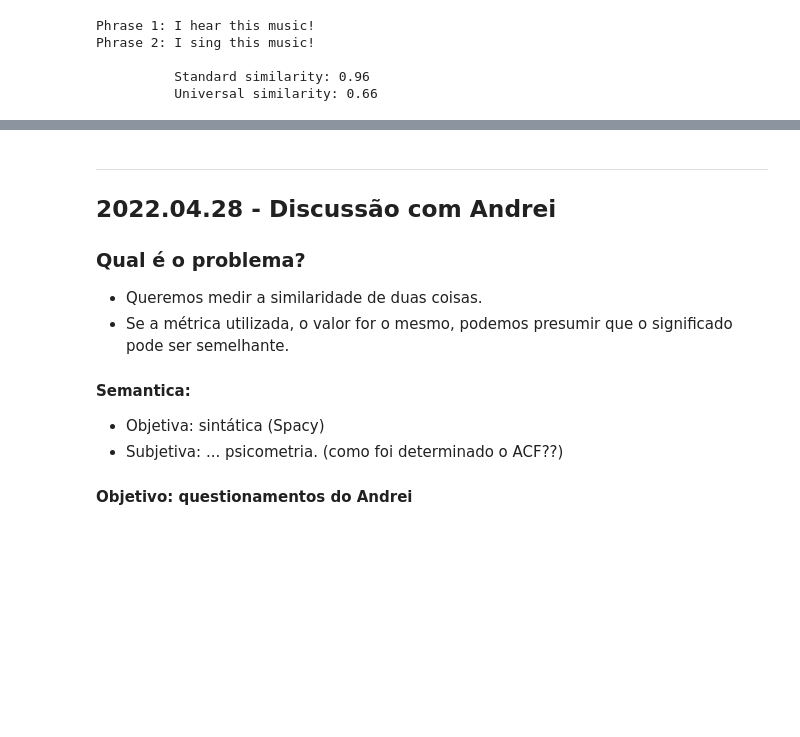
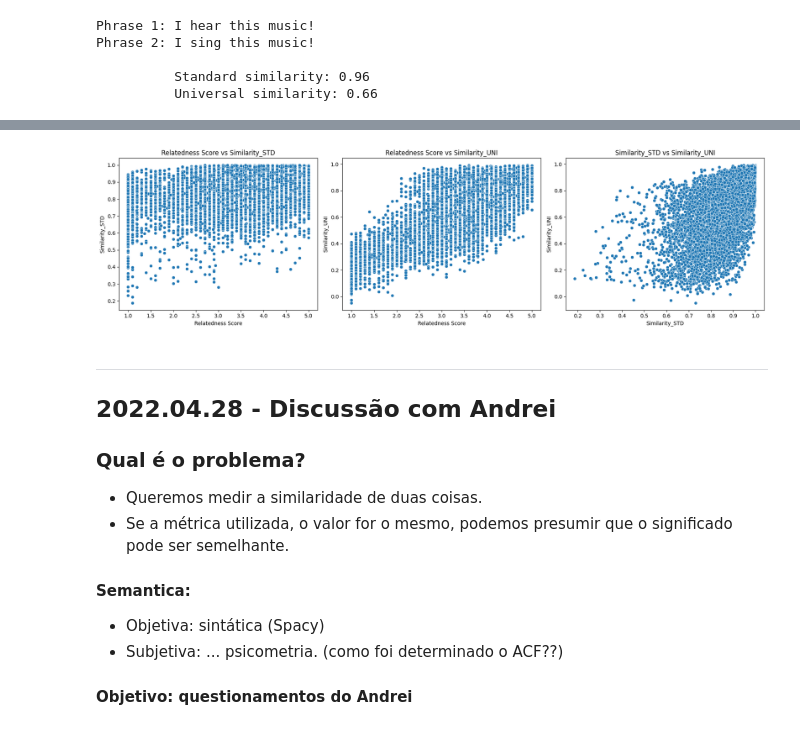
Before and after one commit to tbnsilveira/semantic_classifier, a Jupyter notebook: source/Exp_05b_SICK.ipynb, the cells around one changed output, grey strips where cells are left out. Cells and saved outputs as stored; diff of their text form; code cells hidden in the pictures; blank space fills up the shorter version.

```diff
--- a/source/Exp_05b_SICK.ipynb
+++ b/source/Exp_05b_SICK.ipynb
@@ -329,3 +394,32 @@ Phrase 2: I sing this music!
+# %%
+# Create a figure with three subplots
+fig, axes = plt.subplots(1, 3, figsize=(18, 5))
+
+# Plot for Relatedness Score vs Similarity_STD
+sns.scatterplot(x='relatedness_score', y='Similarity_STD', data=data_sick, ax=axes[0])
+axes[0].set_title('Relatedness Score vs Similarity_STD')
+axes[0].set_xlabel('Relatedness Score')
+axes[0].set_ylabel('Similarity_STD')
+
+# Plot for Relatedness Score vs Similarity_UNI
+sns.scatterplot(x='relatedness_score', y='Similarity_UNI', data=data_sick, ax=axes[1])
+axes[1].set_title('Relatedness Score vs Similarity_UNI')
+axes[1].set_xlabel('Relatedness Score')
+axes[1].set_ylabel('Similarity_UNI')
+
+# Plot for Similarity_STD vs Similarity_UNI
+sns.scatterplot(x='Similarity_STD', y='Similarity_UNI', data=data_sick, ax=axes[2])
+axes[2].set_title('Similarity_STD vs Similarity_UNI')
+axes[2].set_xlabel('Similarity_STD')
+axes[2].set_ylabel('Similarity_UNI')
+
+# Adjust layout
+plt.tight_layout()
+
+# Show the plots
+plt.show()
+# %% [output]
+[figure, added]
 # %% [markdown]
 ---
 ## 2022.04.28 - Discussão com Andrei
```
Also changed, not shown: parts of 8 cells of this notebook.
